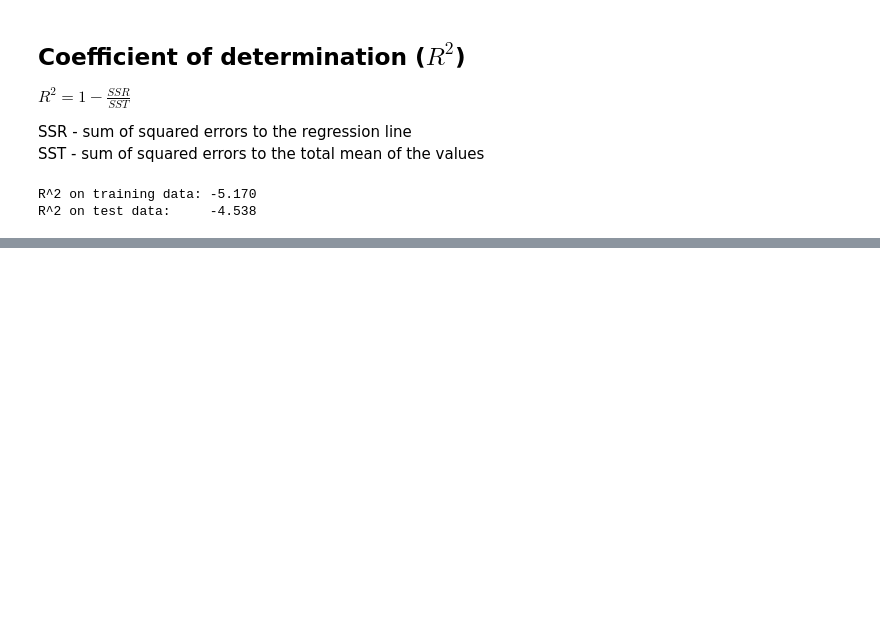
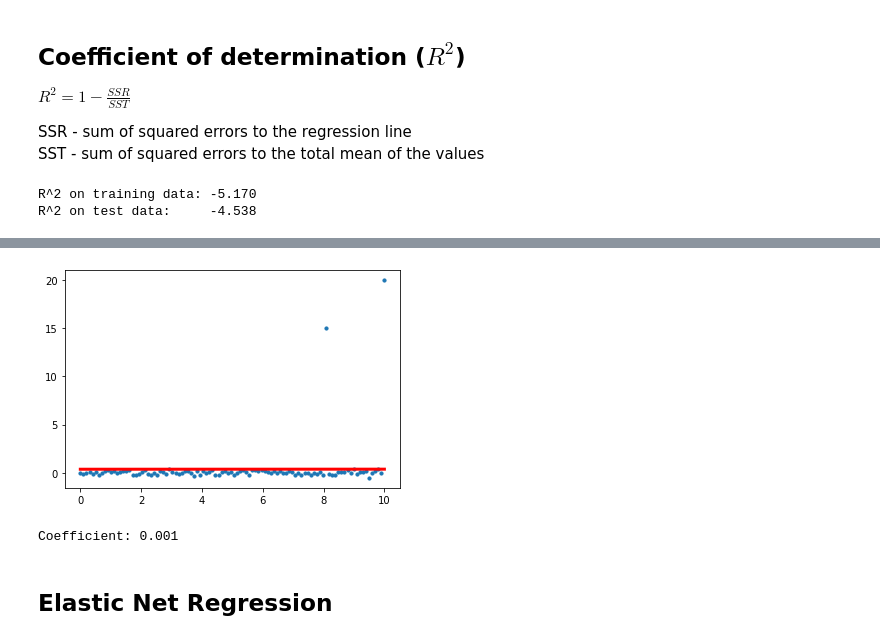
Before and after one commit to henrygander/Machine_Learning, a Jupyter notebook: Data_Science/Example_Projects/02_Regression/Regression with sklearn.ipynb, the cells around one changed output, grey strips where cells are left out. Cells and saved outputs as stored; diff of their text form; code cells hidden in the pictures; blank space fills up the shorter version.

```diff
--- a/Data_Science/Example_Projects/02_Regression/Regression with sklearn.ipynb
+++ b/Data_Science/Example_Projects/02_Regression/Regression with sklearn.ipynb
@@ -398,0 +550,12 @@ R^2 on test data:     -4.538
+# %%
+lasso_m = Lasso(alpha=0.05, normalize=True)
+lasso_m.fit(X,y)
+plt.scatter(X,y,s=10)
+plt.plot(X, lasso_m.predict(X), c='r', linewidth=3)
+plt.show()
+print('Coefficient: {:.3f}'.format(lasso_m.coef_[0]))
+# %% [output]
+[figure, added]
+Coefficient: 0.001
+# %% [markdown]
+## Elastic Net Regression
```
Also changed, not shown: parts of 27 cells of this notebook, 4 other files.
